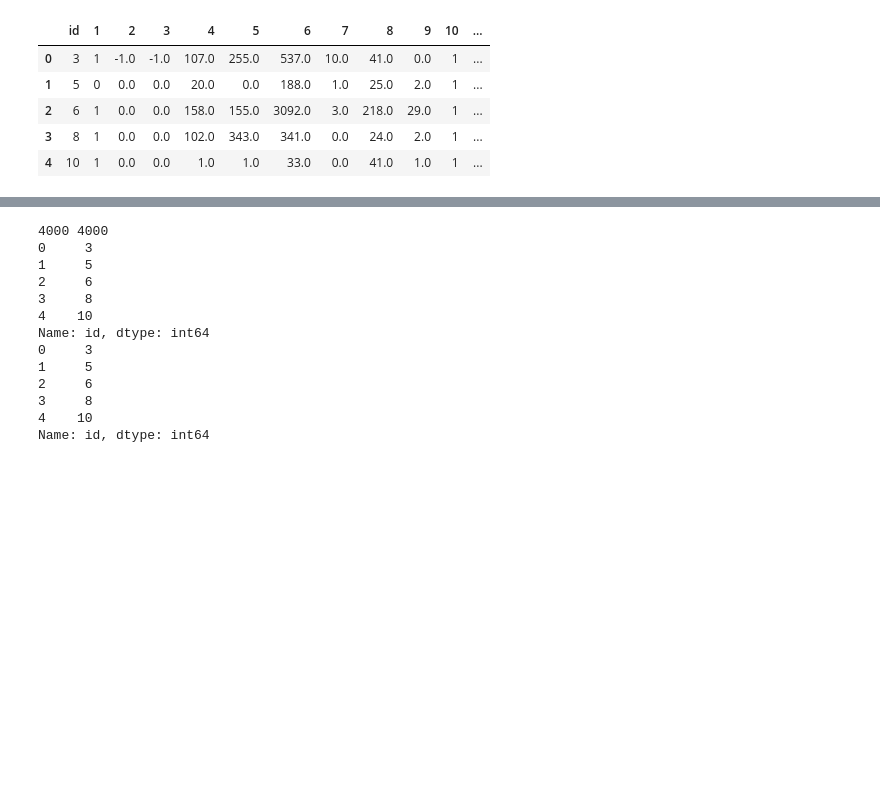
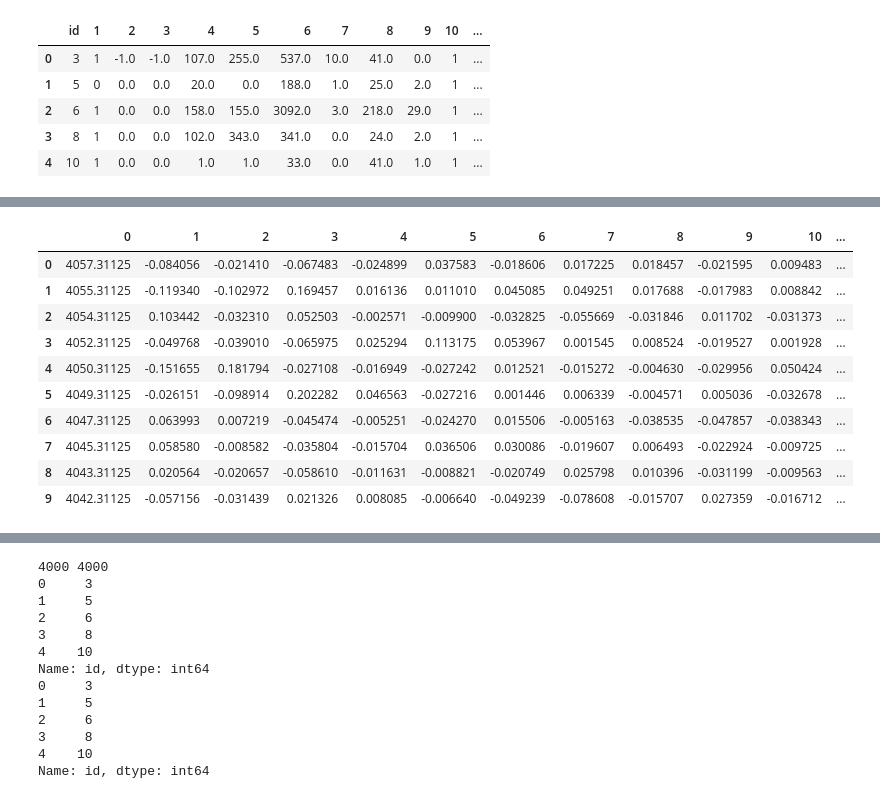
Before and after one commit to Metafiz/ml-course-19, a Jupyter notebook: digital-reputation/digital-reputation-classification.ipynb, the cells around one changed output, grey strips where cells are left out. Cells and saved outputs as stored; diff of their text form; code cells hidden in the pictures; blank space fills up the shorter version.

```diff
--- a/digital-reputation/digital-reputation-classification.ipynb
+++ b/digital-reputation/digital-reputation-classification.ipynb
@@ -26,0 +72,15 @@ X1.head()
+# %%
+principalDf = pd.DataFrame(data = principalComponents)
+principalDf.head(10)
+# %% [output]
+|  | 0 | 1 | 2 | 3 | 4 | 5 | 6 | 7 | 8 | 9 | 10 | ... |
+| 0 | 4057.31125 | -0.084056 | -0.021410 | -0.067483 | -0.024899 | 0.037583 | -0.018606 | 0.017225 | 0.018457 | -0.021595 | 0.009483 | ... |
+| 1 | 4055.31125 | -0.119340 | -0.102972 | 0.169457 | 0.016136 | 0.011010 | 0.045085 | 0.049251 | 0.017688 | -0.017983 | 0.008842 | ... |
+| 2 | 4054.31125 | 0.103442 | -0.032310 | 0.052503 | -0.002571 | -0.009900 | -0.032825 | -0.055669 | -0.031846 | 0.011702 | -0.031373 | ... |
+| 3 | 4052.31125 | -0.049768 | -0.039010 | -0.065975 | 0.025294 | 0.113175 | 0.053967 | 0.001545 | 0.008524 | -0.019527 | 0.001928 | ... |
+| 4 | 4050.31125 | -0.151655 | 0.181794 | -0.027108 | -0.016949 | -0.027242 | 0.012521 | -0.015272 | -0.004630 | -0.029956 | 0.050424 | ... |
+| 5 | 4049.31125 | -0.026151 | -0.098914 | 0.202282 | 0.046563 | -0.027216 | 0.001446 | 0.006339 | -0.004571 | 0.005036 | -0.032678 | ... |
+| 6 | 4047.31125 | 0.063993 | 0.007219 | -0.045474 | -0.005251 | -0.024270 | 0.015506 | -0.005163 | -0.038535 | -0.047857 | -0.038343 | ... |
+| 7 | 4045.31125 | 0.058580 | -0.008582 | -0.035804 | -0.015704 | 0.036506 | 0.030086 | -0.019607 | 0.006493 | -0.022924 | -0.009725 | ... |
+| 8 | 4043.31125 | 0.020564 | -0.020657 | -0.058610 | -0.011631 | -0.008821 | -0.020749 | 0.025798 | 0.010396 | -0.031199 | -0.009563 | ... |
+| 9 | 4042.31125 | -0.057156 | -0.031439 | 0.021326 | 0.008085 | -0.006640 | -0.049239 | -0.078608 | -0.015707 | 0.027359 | -0.016712 | ... |
```
Also changed, not shown: parts of 5 cells of this notebook.
